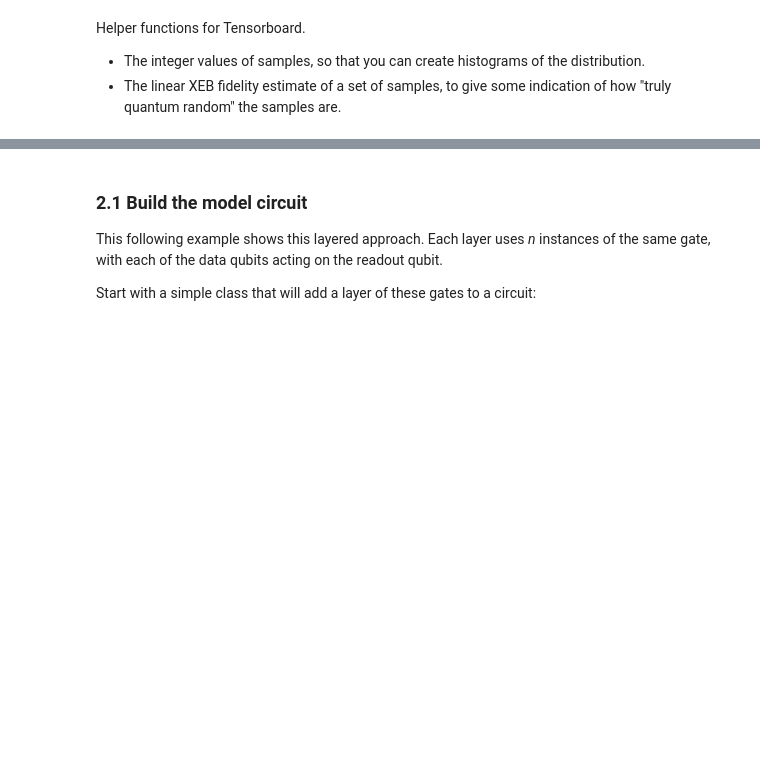
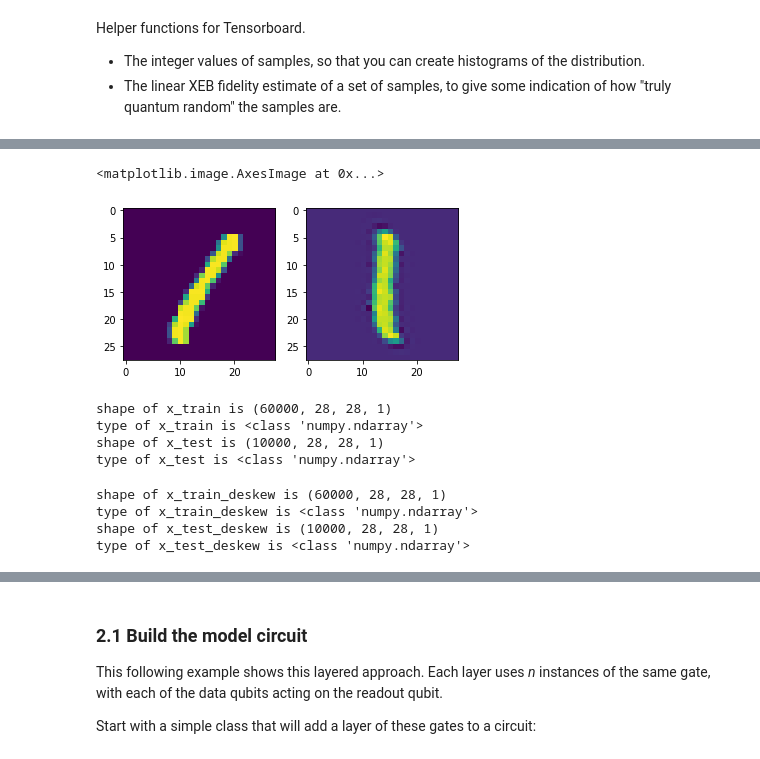
Before and after one commit to rryoung98/CS230_quantum_dropout, a Jupyter notebook: mnist-schuld.ipynb, the cells around one changed output, grey strips where cells are left out. Saved outputs shown, nothing was run; the diff lists cells and outputs as text; code cells hidden in the pictures; blank space fills up the shorter version.

```diff
--- a/mnist-schuld.ipynb
+++ b/mnist-schuld.ipynb
@@ -298,0 +381,46 @@ def xeb_fid(bits):
+# %%
+plt.subplot(1, 2, 1)
+plt.imshow(x_train[3].reshape(28,28))
+
+newim = deskew(x_train[3].reshape(28,28))
+plt.subplot(1, 2, 2)
+plt.imshow(newim)
+# %% [output]
+<matplotlib.image.AxesImage at 0x...>
+[figure, added]
+# %%
+print("shape of x_train is " + str(x_train.shape))
+print("type of x_train is " + str(type(x_train)))
+print("shape of x_test is " + str(x_test.shape))
+print("type of x_test is " + str(type(x_test)))
+# %% [output]
+shape of x_train is (60000, 28, 28, 1)
+type of x_train is <class 'numpy.ndarray'>
+shape of x_test is (10000, 28, 28, 1)
+type of x_test is <class 'numpy.ndarray'>
+# %%
+#store the deskwed x_train into a list x_test_deskew
+#store the deskwed x_test into a list x_test_deskew
+
+#training set
+x_train_deskew = []
+for i in range(x_train.shape[0]):
+    x_train_deskew.append(deskew(x_train[i].reshape(28,28)))
+x_train_deskew = np.array(x_train_deskew)
+x_train_deskew = x_train_deskew[..., np.newaxis]
+print("shape of x_train_deskew is " + str(np.shape(x_train_deskew)))
+print("type of x_train_deskew is " + str(type(x_train_deskew)))
+
+#test set
+x_test_deskew = []
+for j in range(x_test.shape[0]):
+    x_test_deskew.append(deskew(x_test[j].reshape(28,28)))
+x_test_deskew = np.array(x_test_deskew)
+x_test_deskew = x_test_deskew[..., np.newaxis]
+print("shape of x_test_deskew is " + str(np.shape(x_test_deskew)))
+print("type of x_test_deskew is " + str(type(x_test_deskew)))
+# %% [output]
+shape of x_train_deskew is (60000, 28, 28, 1)
+type of x_train_deskew is <class 'numpy.ndarray'>
+shape of x_test_deskew is (10000, 28, 28, 1)
+type of x_test_deskew is <class 'numpy.ndarray'>
```
Also changed, not shown: parts of 20 cells of this notebook, 3 other files.
